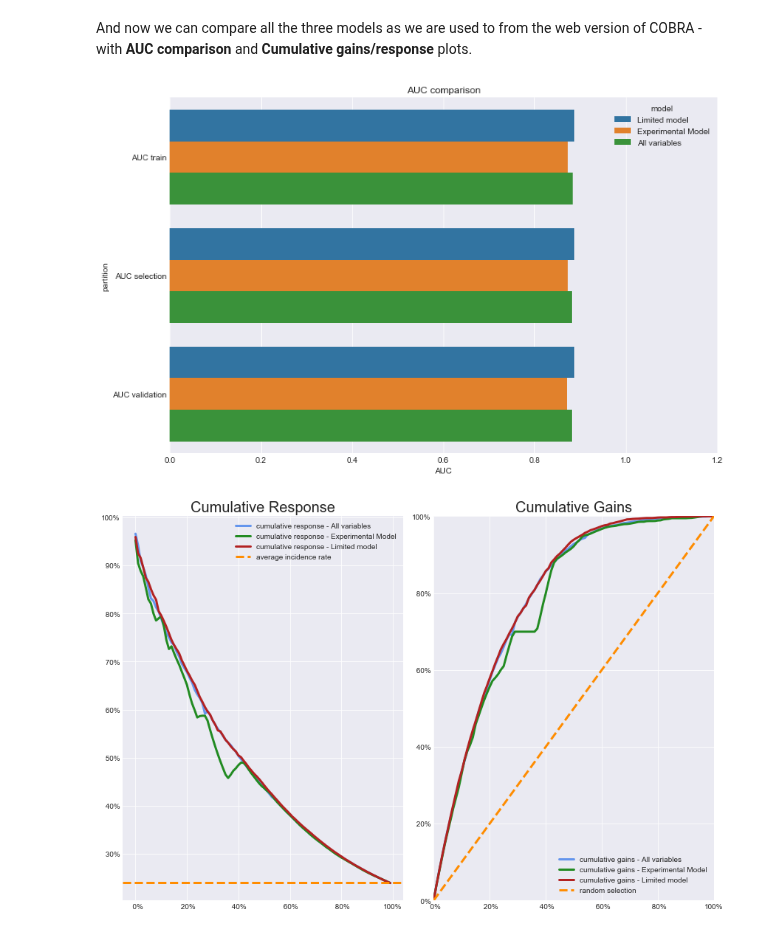
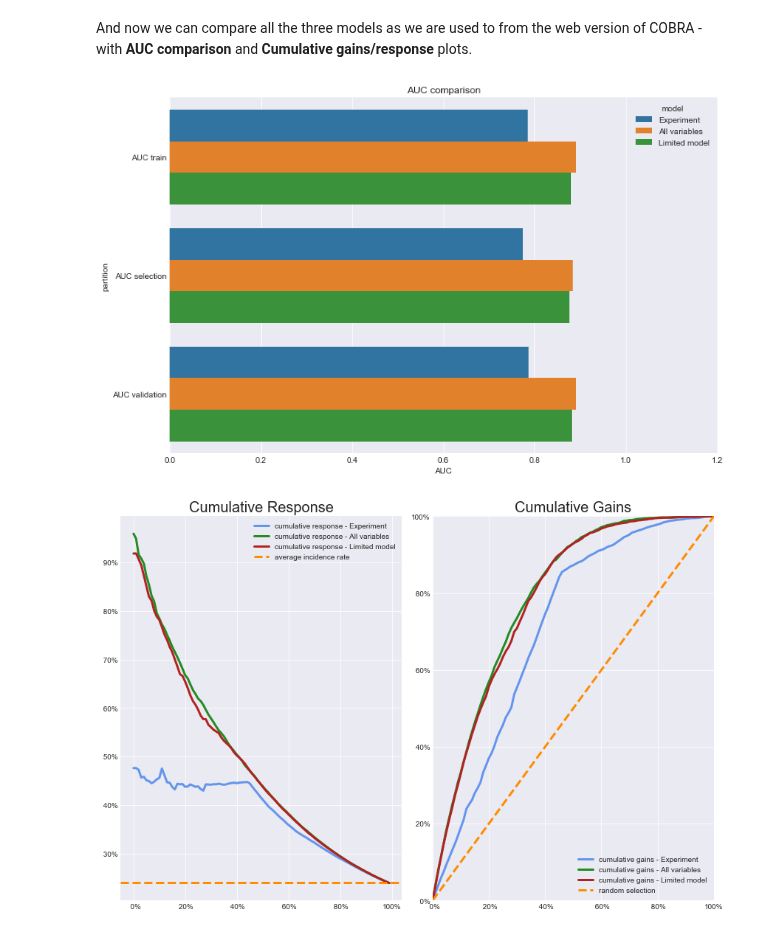
Before and after one commit to PythonPredictions/cobra, a Jupyter notebook: examples/examples.ipynb, the cells around one changed output. Drawn from its saved outputs; the diff is of its cells as text; code cells hidden in the pictures.

```diff
--- a/examples/examples.ipynb
+++ b/examples/examples.ipynb
@@ -28,13 +28,14 @@ The first step is, as in the original version, to import and process the data.
 # %%
 build = c.COBRA(data_path,
                 data_types_path,
-                partition_train=0.6,
+                partition_train=0.5,
                 partition_select=0.3,
-                partition_valid=0.1,
+                partition_valid=0.2,
                 sampling_1=1,
                 sampling_0=1,
                 discret_nbins=5,
-                regroup_sign=0.001)
+                regroup_sign=0.001,
+                rseed=0)
 df_transformed = build.transform()
 # %% [markdown]
 Below you can see first 10 rows of the transformed dataframe.
@@ -113,9 +114,9 @@ The next step is to find the best model. The library allows to build a model and
 df_model1 = build.fit_model(df_transformed,
                             df_unisel,
                             modeling_nsteps=30,
-                            forced_vars=None,
+                            forced_vars=['scont_1', 'scont_2'],
                             excluded_vars=None,
-                            name='All variables')
+                            name='Experiment')
 # %% [markdown]
 We can inspect what the output is. It contais all the necessary information about the model building:
   * model coefficients
@@ -155,8 +162,8 @@ df_model2 = build.fit_model(df_transformed,
                             df_unisel,
                             modeling_nsteps=30,
                             forced_vars=None,
-                            excluded_vars=['age','relationship', 'sex'],
-                            name='Experimental Model')
+                            excluded_vars=None,
+                            name='All variables')
 
 df_model3 = build.fit_model(df_transformed,
                             df_unisel,
@@ -167,10 +174,10 @@ df_model3 = build.fit_model(df_transformed,
 # %% [markdown]
 And now we can compare all the three models as we are used to from the web version of COBRA - with **AUC comparison** and **Cumulative gains/response** plots.
 # %%
-build.plotAUCComparison([df_model1, df_model2, df_model3])
+build.plotAUCComparison([(df_model1,3), (df_model2,5), (df_model3, 4)])
 # %% [output]
-[figure, old version]
+[figure, new version]
 # %%
-build.plotCumulatives([df_model1, df_model2, df_model3], df_transformed)
+build.plotCumulatives([(df_model1,3), (df_model2,5), (df_model3, 4)], df_transformed)
 # %% [output]
-[figure, old version]
+[figure, new version]
```
Also changed, not shown: parts of 14 cells of this notebook, 5 other files.
